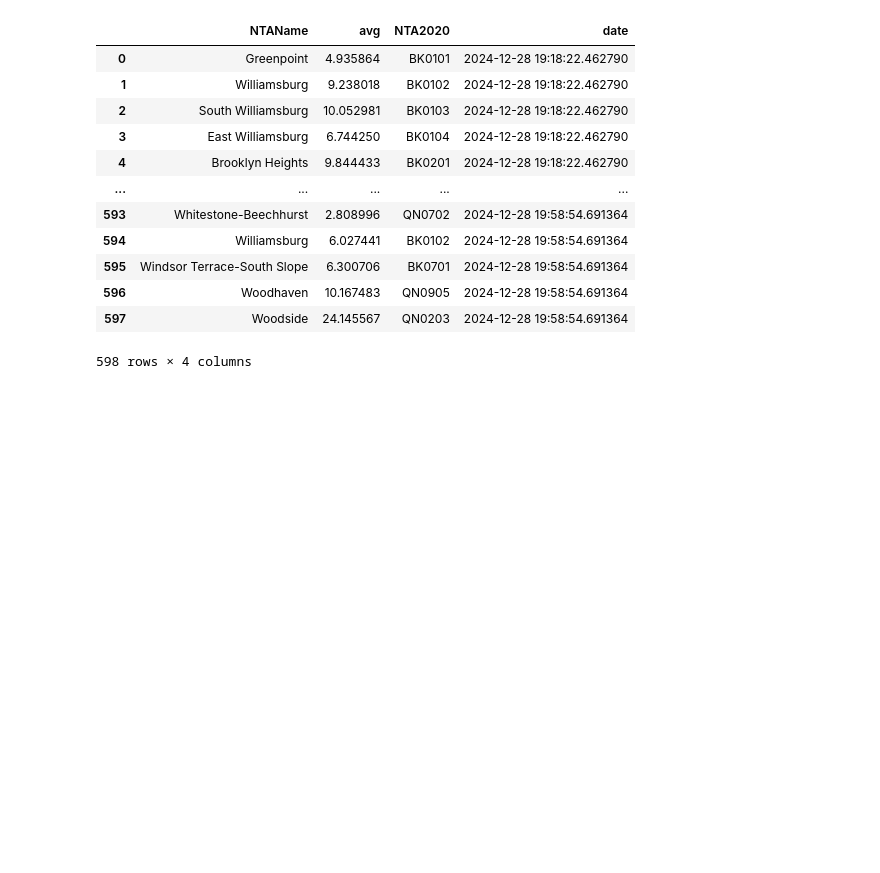
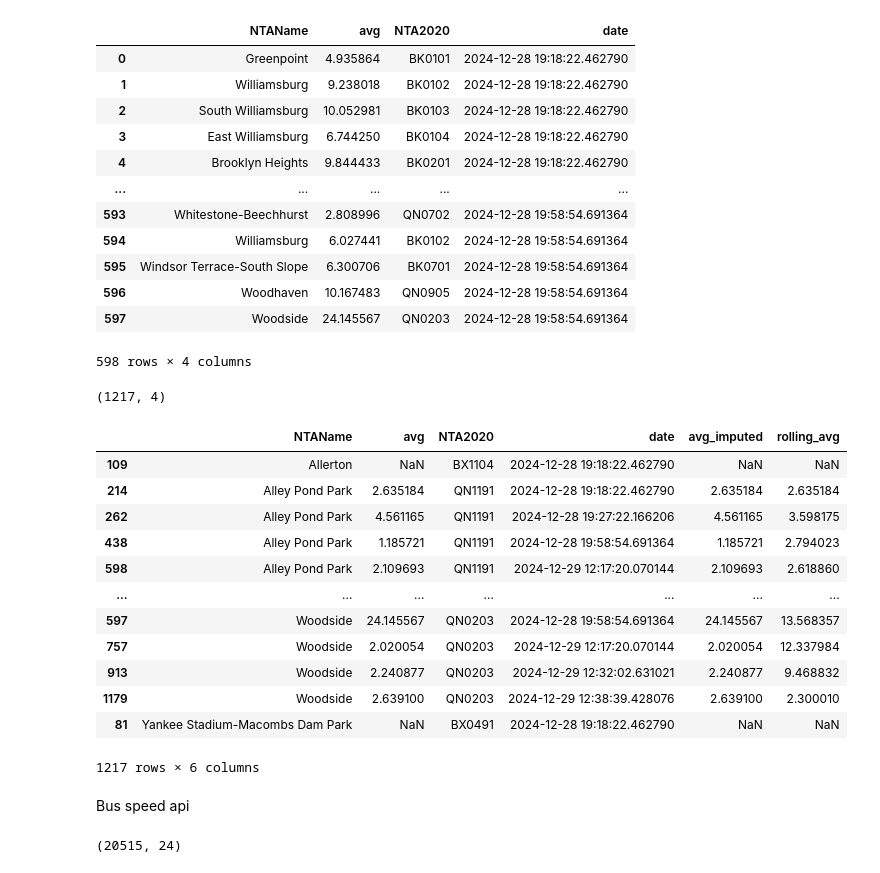
Before and after one commit to SamTGoodson/bus_reliability, a Jupyter notebook: test.ipynb, the cells around one changed output. Cells and saved outputs as stored; diff of their text form; code cells hidden in the pictures; blank space fills up the shorter version.

```diff
--- a/test.ipynb
+++ b/test.ipynb
@@ -763,0 +744,42 @@ pd.read_csv('static_data/rolling_avg.csv')
+# %%
+df.shape
+# %% [output]
+(1217, 4)
+# %%
+df['date'] = pd.to_datetime(df['date'])
+df = df.sort_values(by=['NTAName', 'date'])
+window_size = 3
+df['rolling_avg'] = df.groupby('NTAName')['avg'].rolling(window=window_size, min_periods=1).mean().reset_index(level=0, drop=True)
+# %%
+df['date'] = pd.to_datetime(df['date'])
+df = df.sort_values(by=['NTAName', 'date'])
+window_size = 3
+df['avg_imputed'] = df.groupby('NTAName')['avg'].transform(lambda x: x.fillna(x.mean()))
+df['rolling_avg'] = df.groupby('NTAName')['avg_imputed'].rolling(window=3, min_periods=1).mean().reset_index(level=0, drop=True)
+# %%
+def produce_rolling(df,window_size,min):
+    df['date'] = pd.to_datetime(df['date'])
+    df = df.sort_values(by=['NTAName', 'date'])
+    df['avg_imputed'] = df.groupby('NTAName')['avg'].transform(lambda x: x.fillna(x.mean()))
+    df['rolling_avg'] = df.groupby('NTAName')['avg_imputed'].rolling(window=window_size, min_periods=min).mean().reset_index(level=0, drop=True)
+    return df
+# %%
+df_rolling = produce_rolling(df,3,1)
+# %%
+df_rolling
+# %% [output]
+|  | NTAName | avg | NTA2020 | date | avg_imputed | rolling_avg |
+| 109 | Allerton | NaN | BX1104 | 2024-12-28 19:18:22.462790 | NaN | NaN |
+| 214 | Alley Pond Park | 2.635184 | QN1191 | 2024-12-28 19:18:22.462790 | 2.635184 | 2.635184 |
+| 262 | Alley Pond Park | 4.561165 | QN1191 | 2024-12-28 19:27:22.166206 | 4.561165 | 3.598175 |
+| 438 | Alley Pond Park | 1.185721 | QN1191 | 2024-12-28 19:58:54.691364 | 1.185721 | 2.794023 |
+| 598 | Alley Pond Park | 2.109693 | QN1191 | 2024-12-29 12:17:20.070144 | 2.109693 | 2.618860 |
+| ... | ... | ... | ... | ... | ... | ... |
+| 597 | Woodside | 24.145567 | QN0203 | 2024-12-28 19:58:54.691364 | 24.145567 | 13.568357 |
+| 757 | Woodside | 2.020054 | QN0203 | 2024-12-29 12:17:20.070144 | 2.020054 | 12.337984 |
+| 913 | Woodside | 2.240877 | QN0203 | 2024-12-29 12:32:02.631021 | 2.240877 | 9.468832 |
+| 1179 | Woodside | 2.639100 | QN0203 | 2024-12-29 12:38:39.428076 | 2.639100 | 2.300010 |
+| 81 | Yankee Stadium-Macombs Dam Park | NaN | BX0491 | 2024-12-28 19:18:22.462790 | NaN | NaN |
+1217 rows × 6 columns
+# %% [markdown]
+Bus speed api
@@ -763,0 +799,5 @@ pd.read_csv('static_data/rolling_avg.csv')
+# %%
+df = pd.DataFrame(response.json())
+df.shape
+# %% [output]
+(20515, 24)
```
Also changed, not shown: parts of 33 cells of this notebook, 1 other file.
